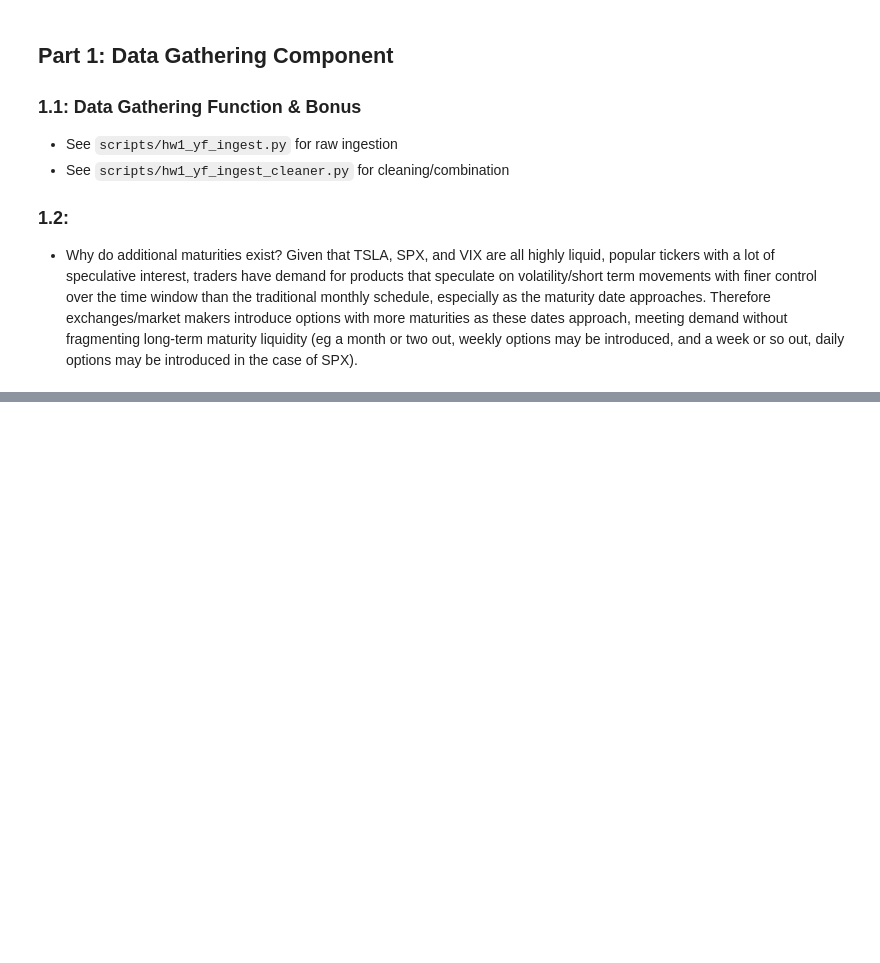
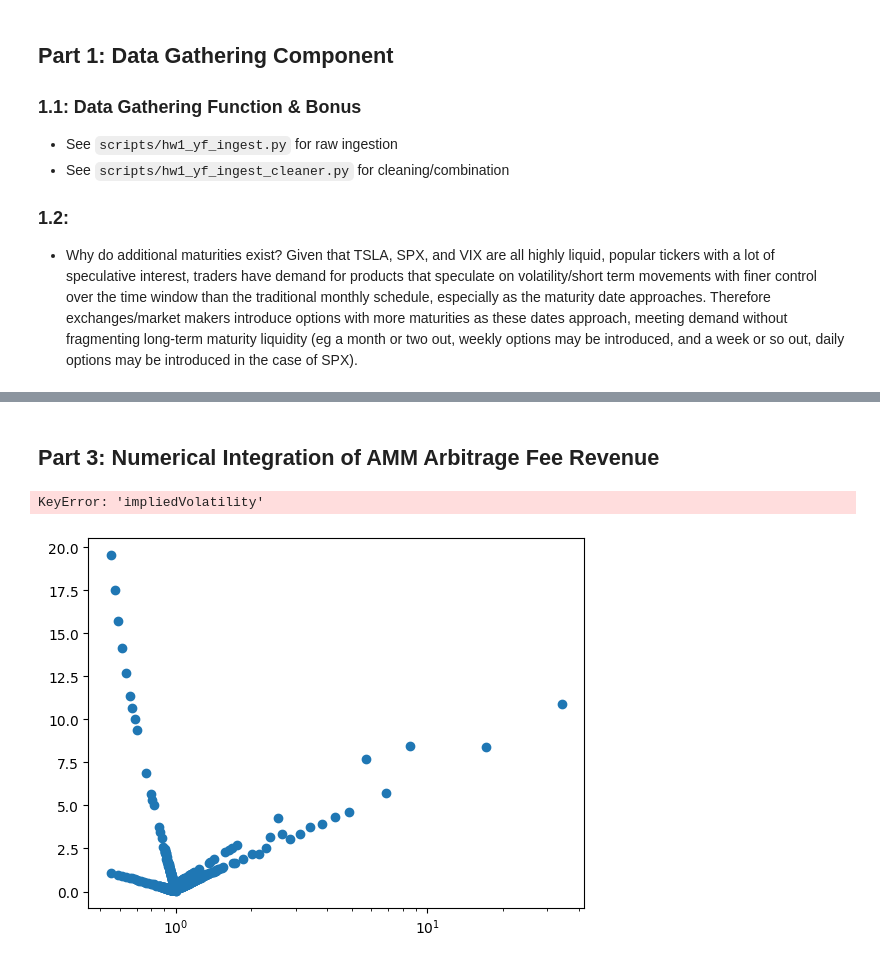
Before and after one commit to ciangahan/FE621, a Jupyter notebook: notebooks/hw1.ipynb, the cells around one changed output, grey strips where cells are left out. Drawn from its saved outputs; the diff is of its cells as text; code cells hidden in the pictures; blank space fills up the shorter version.

```diff
--- a/notebooks/hw1.ipynb
+++ b/notebooks/hw1.ipynb
@@ -59,0 +79,33 @@ print(options.head())
+# %%
+options["moneyness"] = options["underlyingPrice"] / options["strike"]
+options["abs_moneyness"] = (options["underlyingPrice"] - options["strike"]).abs()
+
+def timeval(row):
+    if row["optionType"] == "call":
+        return (row["bid"] + row["ask"]) / 2 - np.max(row["underlyingPrice"] - row["strike"], 0)
+    else:
+        return (row["bid"] + row["ask"]) / 2 - np.max(row["strike"] - row["underlyingPrice"], 0)
+
+options["timeval"] = options.apply(timeval, axis=1)
+
+data1 = options[options["data_date"] == "2026-02-12"]
+
+spx_first = data1[(data1["underlying"] == "^SPX") & (data1["expiration"] == "2026-02-20")]
+tsla_first = data1[(data1["underlying"] == "TSLA") & (data1["expiration"] == "2026-02-20")]
+
+spx_atm = spx_first[spx_first["abs_moneyness"] == spx_first["abs_moneyness"].min()]
+tsla_atm = tsla_first[tsla_first["abs_moneyness"] == tsla_first["abs_moneyness"].min()]
+
+spx_range_atm = spx_first[(spx_first["moneyness"] >= 0.95) & (spx_first["moneyness"] <= 1.05)]
+tsla_range_atm = tsla_first[(tsla_first["moneyness"] >= 0.95) & (tsla_first["moneyness"] <= 1.05)]
+
+spx_atm_iv = spx_atm["impliedVolatilityB"].mean()
+tsla_atm_iv = tsla_atm["impliedVolatilityB"].mean()
+
+spx_range_atm_iv = spx_range_atm["impliedVolatilityB"].mean()
+tsla_range_atm_iv = tsla_range_atm["impliedVolatilityB"].mean()
+
+print("SPX at the money: " + str(spx_atm_iv))
+print("SPX around the money: " + str(spx_range_atm_iv))
+print("TSLA: " + str(tsla_atm_iv))
+print("TSLA around the money: " + str(tsla_range_atm_iv))
@@ -59,0 +269,13 @@ print(options.head())
+# %% [markdown]
+## Part 3: Numerical Integration of AMM Arbitrage Fee Revenue
+# %%
+plt.scatter(spx_first[spx_first["optionType"] != "all"]["strike"], spx_first[spx_first["optionType"] != "all"]["impliedVolatility"])
+plt.show()
+# %% [output]
+KeyError: 'impliedVolatility'
+# %%
+plt.scatter(spx_first["moneyness"], spx_first["impliedVolatility"])
+plt.xscale('log')
+plt.show()
+# %% [output]
+[figure, added]
```
Also changed, not shown: parts of 20 cells of this notebook, 6 other files.
